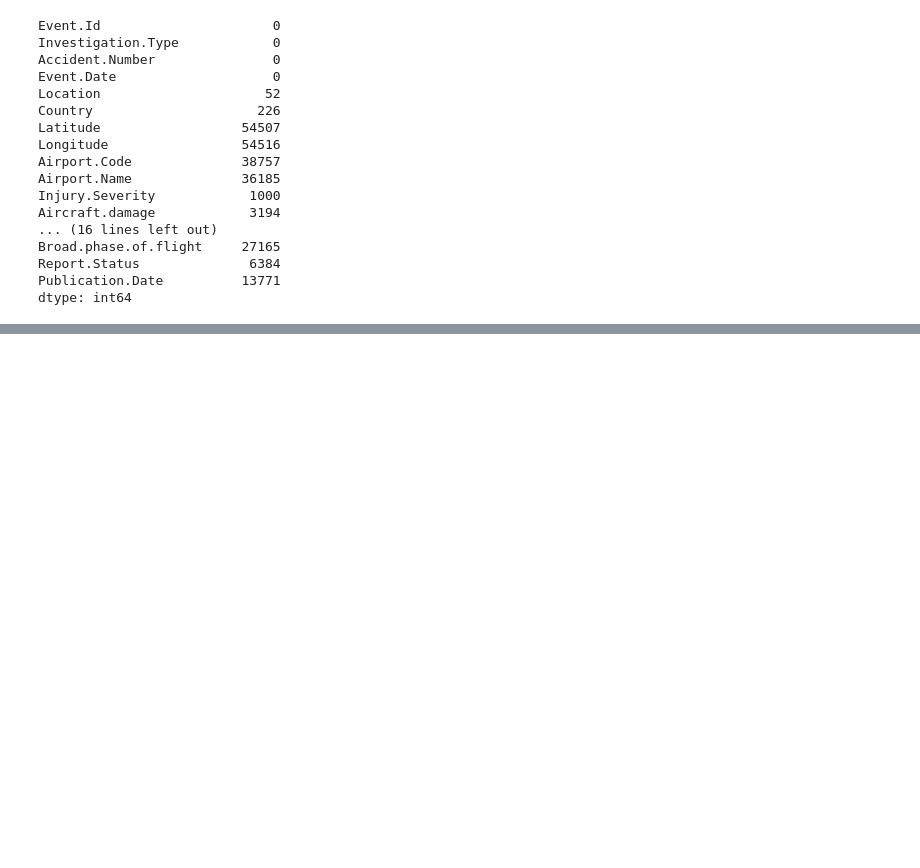
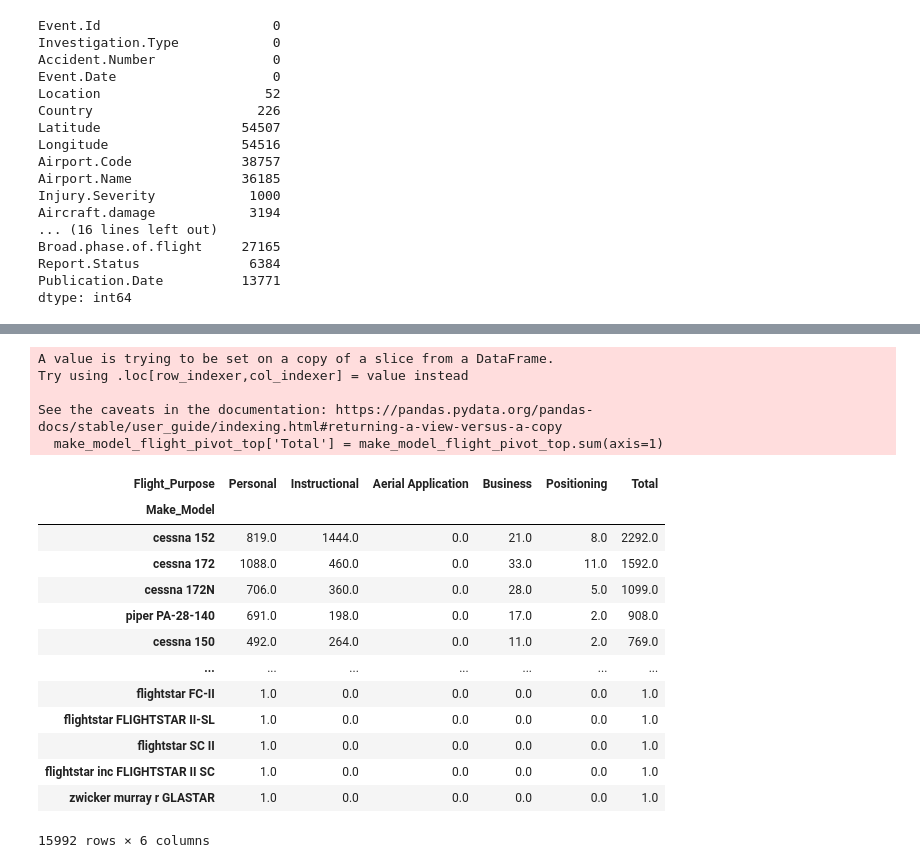
Before and after one commit to am-eric/EDA, a Jupyter notebook: EDA.ipynb, the cells around one changed output, grey strips where cells are left out. Cells and saved outputs as stored; diff of their text form; code cells hidden in the pictures; blank space fills up the shorter version.

```diff
--- a/EDA.ipynb
+++ b/EDA.ipynb
@@ -712,0 +312,6 @@ TypeError: can only concatenate str (not "int") to str
+# %%
+# Create a column combining Make and Model
+make_model_flight['Make_Model'] = make_model_flight['Make'] + ' ' + make_model_flight['Model']
+# %%
+# Pivot the data for plotting
+make_model_flight_pivot = make_model_flight.pivot(index='Make_Model', columns='Flight_Purpose', values='Count').fillna(0)
@@ -712,0 +367,24 @@ TypeError: can only concatenate str (not "int") to str
+# %%
+# Sorting by the total count
+make_model_flight_pivot_top['Total'] = make_model_flight_pivot_top.sum(axis=1)
+make_model_flight_pivot_top
+# %% [output]
+A value is trying to be set on a copy of a slice from a DataFrame.
+Try using .loc[row_indexer,col_indexer] = value instead
+
+See the caveats in the documentation: https://pandas.pydata.org/pandas-docs/stable/user_guide/indexing.html#returning-a-view-versus-a-copy
+  make_model_flight_pivot_top['Total'] = make_model_flight_pivot_top.sum(axis=1)
+| Flight_Purpose | Personal | Instructional | Aerial Application | Business | Positioning | Total |
+| Make_Model |  |  |  |  |  |  |
+| cessna 152 | 819.0 | 1444.0 | 0.0 | 21.0 | 8.0 | 2292.0 |
+| cessna 172 | 1088.0 | 460.0 | 0.0 | 33.0 | 11.0 | 1592.0 |
+| cessna 172N | 706.0 | 360.0 | 0.0 | 28.0 | 5.0 | 1099.0 |
+| piper PA-28-140 | 691.0 | 198.0 | 0.0 | 17.0 | 2.0 | 908.0 |
+| cessna 150 | 492.0 | 264.0 | 0.0 | 11.0 | 2.0 | 769.0 |
+| ... | ... | ... | ... | ... | ... | ... |
+| flightstar FC-II | 1.0 | 0.0 | 0.0 | 0.0 | 0.0 | 1.0 |
+| flightstar FLIGHTSTAR II-SL | 1.0 | 0.0 | 0.0 | 0.0 | 0.0 | 1.0 |
+| flightstar SC II | 1.0 | 0.0 | 0.0 | 0.0 | 0.0 | 1.0 |
+| flightstar inc FLIGHTSTAR II SC | 1.0 | 0.0 | 0.0 | 0.0 | 0.0 | 1.0 |
+| zwicker murray r GLASTAR | 1.0 | 0.0 | 0.0 | 0.0 | 0.0 | 1.0 |
+15992 rows × 6 columns
```
Also changed, not shown: parts of 105 cells of this notebook.
